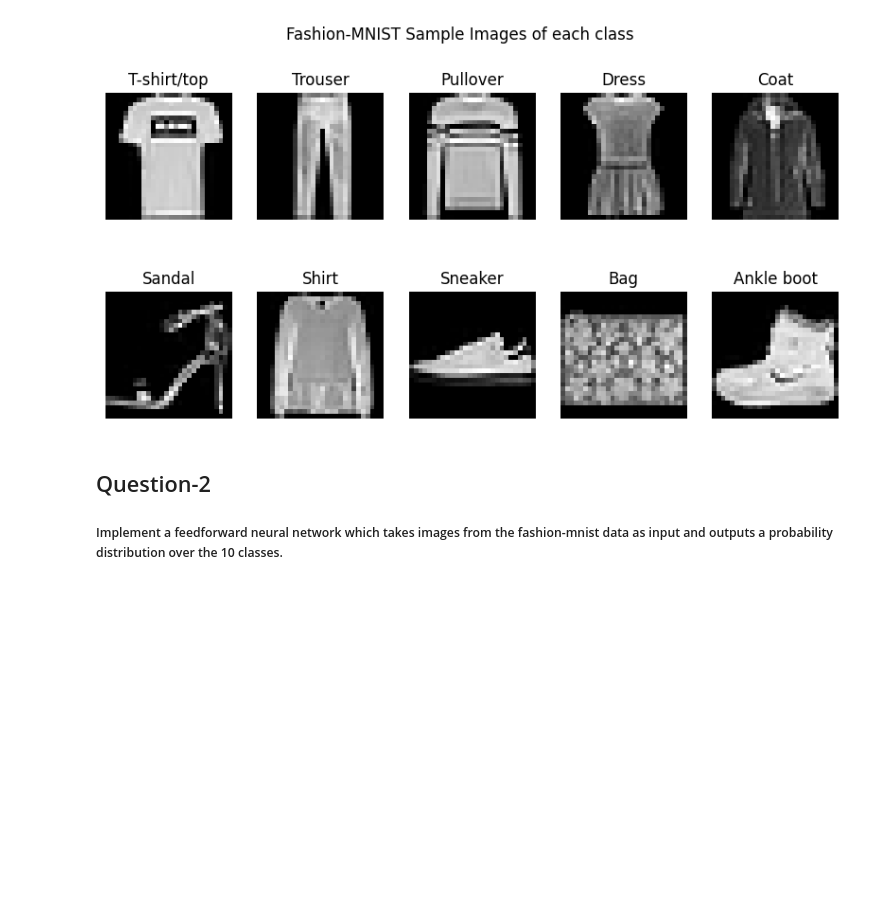
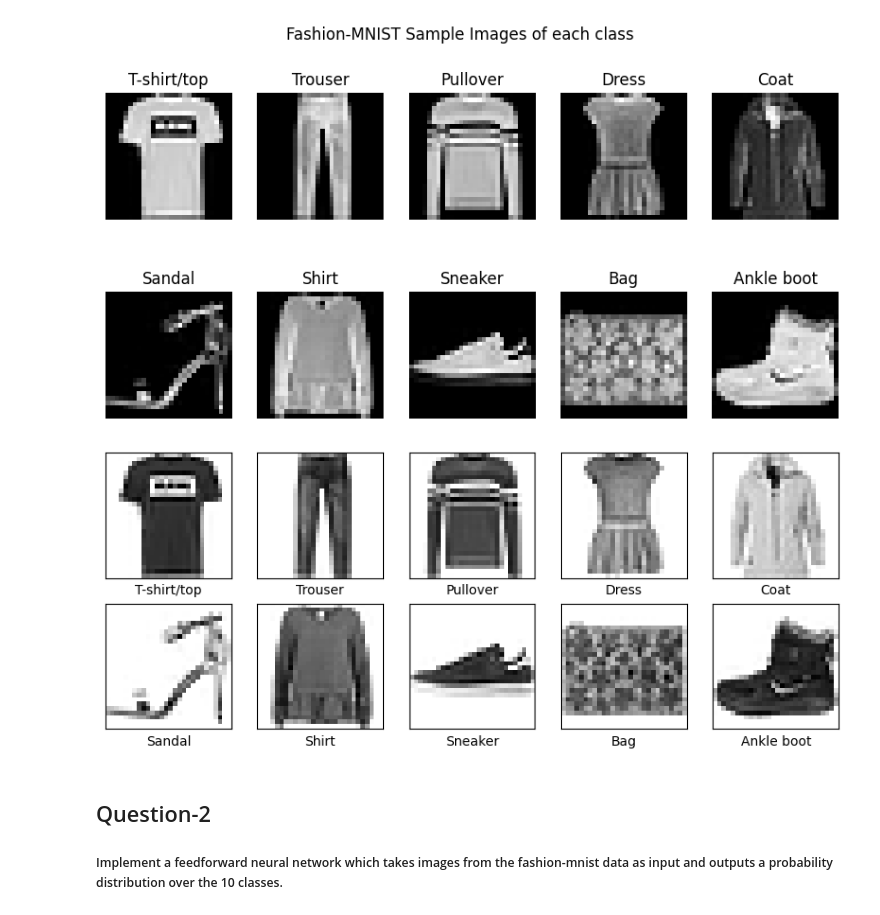
Before and after one commit to DNAsantanu/Deep-Learning-Assignments, a Jupyter notebook: Deep_learning_Assignment_1.ipynb, the cells around one changed output. Drawn from its saved outputs; the diff is of its cells as text; code cells hidden in the pictures; blank space fills up the shorter version.

```diff
--- a/Deep_learning_Assignment_1.ipynb
+++ b/Deep_learning_Assignment_1.ipynb
@@ -59,5 +79,52 @@ plt.show()
 # %% [output]
 [figure]
+# %%
+import wandb
+import numpy as np
+import matplotlib.pyplot as plt
+from keras.datasets import fashion_mnist
+from sklearn.model_selection import train_test_split
+
+# Initialize W&B
+wandb.login()
+wandb.init(project="MA24M021_Deep_learning_Assignment_1", mode="disabled")
+
+
+# Load Fashion MNIST dataset
+(X_train, y_train), (X_test, y_test) = fashion_mnist.load_data()
+
+# Labeling the dataset
+class_names = ['T-shirt/top', 'Trouser', 'Pullover', 'Dress', 'Coat',
+               'Sandal', 'Shirt', 'Sneaker', 'Bag', 'Ankle boot']
+
+# Select 10 sample images for W&B logging
+wandb_images = []
+plt.figure(figsize=(10, 10))
+for label in range(10):
+    idx = np.where(y_train == label)[0][0]  # Find first index of each label
+    sample_image = X_train[idx]
+
+    # Log image to W&B
+    wandb_images.append(wandb.Image(sample_image, caption=class_names[label]))
+
+    # Display locally
+    plt.subplot(5, 5, label + 1)
+    plt.xticks([])
+    plt.yticks([])
+    plt.grid(False)
+    plt.imshow(sample_image, cmap=plt.cm.binary)
+    plt.xlabel(class_names[label])
+
+# Show images locally
+plt.show()
+
+# Log images to W&B
+wandb.log({"fashion_mnist_samples": wandb_images})
+
+# Finish W&B run
+wandb.finish()
+# %% [output]
+[figure, added]
 # %% [markdown]
 ## Question-2
 ##### Implement a feedforward neural network which takes images from the fashion-mnist data as input and outputs a probability distribution over the 10 classes.
```
Also changed, not shown: parts of 33 cells of this notebook.
